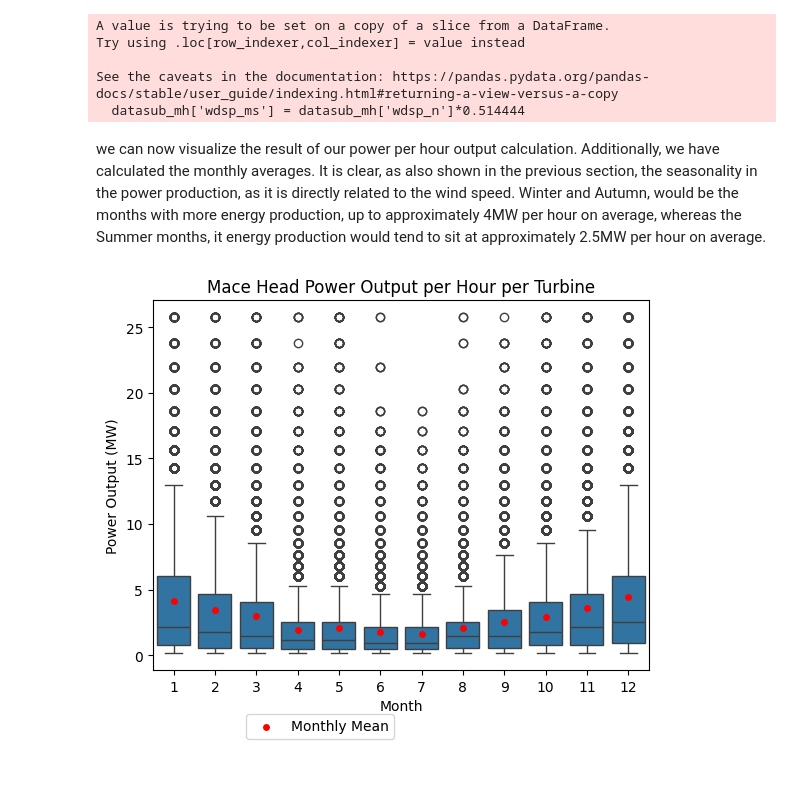
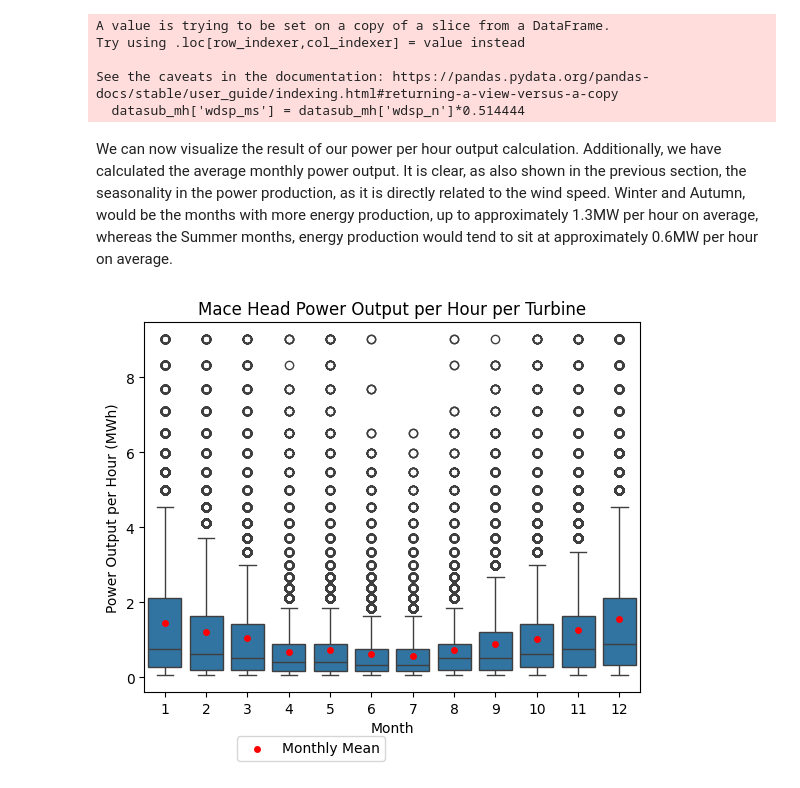
Before and after one commit to gfmg/PFDA, a Jupyter notebook: project/IRL_WestCoast_WindAnalysis.ipynb, the cells around one changed output. Saved outputs shown, nothing was run; the diff lists cells and outputs as text; code cells hidden in the pictures.

Commit message:
Final commit. Updtd power output calculation. Revisited and fix the text

```diff
--- a/project/IRL_WestCoast_WindAnalysis.ipynb
+++ b/project/IRL_WestCoast_WindAnalysis.ipynb
@@ -121,6 +121,8 @@ We will apply this formula to account for the different stations heights
 # %%
-# Calculate wind speed at reference height of 10m
-data['wdsp_n'] = data['wdsp']*(90/data['height(m)'])**0.14
+Theight = 90
+Tdiameter = 60
+# Calculate wind speed at reference height of 90m
+data['wdsp_n'] = data['wdsp']*(Theight/data['height(m)'])**0.14
 # %% [markdown]
 ## Brief Overview
 The following map shows the location of the stations downloaded. If you click on the markers, you will be able to see a windrose plot of all the historical wind speeds and wind directions for each station. A windrose plot is a really nice chart to display the main wind patterns. Wind direction is displayed over 360 degrees using columns or charts. The wind speed or strength is represented by colours within the charts (also referenced in a layer). We have normed the plot, meaning the data is normalized, so the numbers within each plot are percentages, meaning the sum of the different wind direction charts equals to one.
@@ -468,7 +473,7 @@ datasub_mh['wdsp_ms'] = datasub_mh['wdsp_n']*0.514444
 datasub_mh = datasub_mh[(datasub_mh['wdsp_ms'] >= 4) & (datasub_mh['wdsp_ms'] <= 25)]
 
 # Calculate the power per hour in MegaWatts
-datasub_mh['power_MW'] = (0.5*1.225*(3.14159*(30)**2)*(datasub_mh['wdsp_ms'])**3)/1000000
+datasub_mh['power_MW'] = (0.5*0.35*1.225*(3.14159*(((Tdiameter/2))**2))*(datasub_mh['wdsp_ms']**3))/1000000
 
 #Monthly mean power per hour
 power_M_mean = datasub_mh.groupby('month')['power_MW'].mean().reset_index()
@@ -479,21 +484,21 @@ Try using .loc[row_indexer,col_indexer] = value instead
 See the caveats in the documentation: https://pandas.pydata.org/pandas-docs/stable/user_guide/indexing.html#returning-a-view-versus-a-copy
   datasub_mh['wdsp_ms'] = datasub_mh['wdsp_n']*0.514444
 # %% [markdown]
-we can now visualize the result of our power per hour output calculation. Additionally, we have calculated the monthly averages. It is clear, as also shown in the previous section, the seasonality in the power production, as it is directly related to the wind speed. Winter and Autumn, would be the months with more energy production, up to approximately 4MW per hour on average, whereas the Summer months, it energy production would tend to sit at approximately 2.5MW per hour on average.
+We can now visualize the result of our power per hour output calculation. Additionally, we have calculated the average monthly power output. It is clear, as also shown in the previous section, the seasonality in the power production, as it is directly related to the wind speed. Winter and Autumn, would be the months with more energy production, up to approximately 1.3MW per hour on average, whereas the Summer months, energy production would tend to sit at approximately 0.6MW per hour on average.
 # %%
 # Add monthly mean
 fig, ax = plt.subplots()
 sns.boxplot(data=datasub_mh, x='month', y='power_MW', ax=ax)
 sns.swarmplot(data=power_M_mean, x='month', y='power_MW', color='red', label='Monthly Mean', ax=ax, dodge=True)
 plt.title('Mace Head Power Output per Hour per Turbine')
 plt.xlabel('Month')
-plt.ylabel('Power Output (MW)')
+plt.ylabel('Power Output per Hour (MWh)')
 handles, labels = ax.get_legend_handles_labels() #Otherwise the legend had 12 entries
 by_label = dict(zip(labels, handles))
 plt.legend(by_label.values(), by_label.keys(), bbox_to_anchor=(0.5, -0.1))
 plt.show()
 # %% [output]
-[figure, old version]
+[figure, new version]
 # %% [markdown]
 # Conclusions
 We downloaded the historical hourly data from three different stations across the West Coast of Ireland from the Met Eirean Website. The purpose of this analysis was to assess which of the three stations would be the best candidate to set up a potential wind farm.
```
Also changed, not shown: parts of 7 cells of this notebook.
